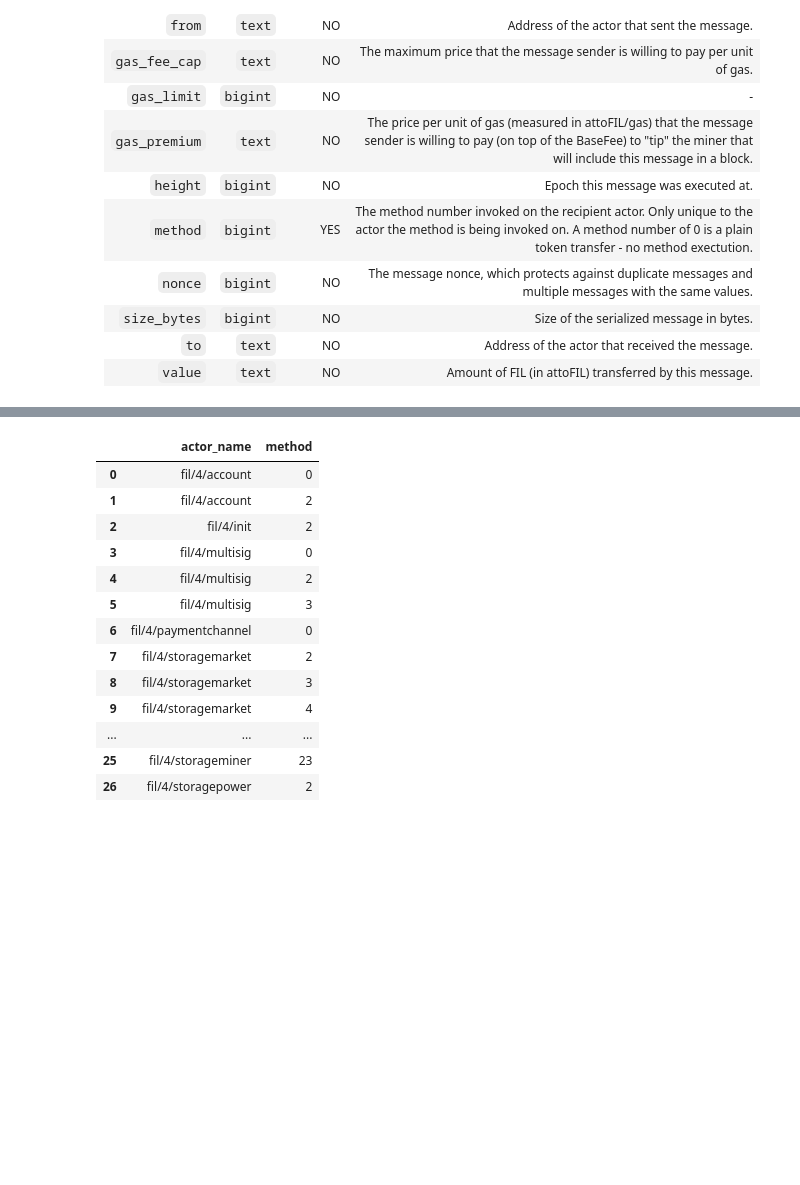
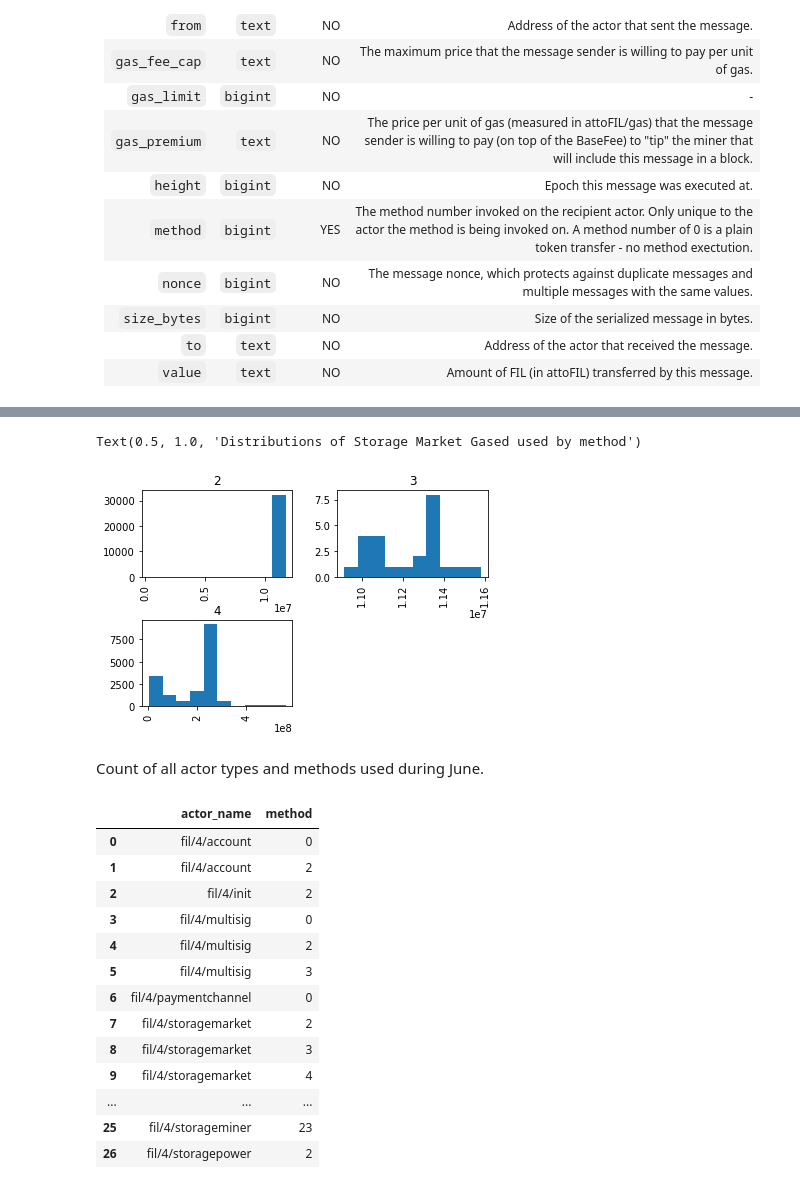
Before and after one commit to BlockScience/filecoin-metrics, a Jupyter notebook: notebooks/EDA/gas_eda_v2.ipynb, the cells around one changed output, grey strips where cells are left out. Cells and saved outputs as stored; diff of their text form; code cells hidden in the pictures; blank space fills up the shorter version.

```diff
--- a/notebooks/EDA/gas_eda_v2.ipynb
+++ b/notebooks/EDA/gas_eda_v2.ipynb
@@ -188,3 +207,9 @@ derived_gas_outputs_message_level = (pd.read_sql(QUERY, connection))
+# %%
+derived_gas_outputs_message_level_storage_market.hist(column='gas_used',by='method')
+plt.title('Distributions of Storage Market Gased used by method')
+# %% [output]
+Text(0.5, 1.0, 'Distributions of Storage Market Gased used by method')
+[figure, added]
 # %%
 # # message level data
 QUERY = """
@@ -204,3 +227,5 @@ derived_gas_outputs_message_level_actors.to_csv('june_2021_derived_gas_outputs_a
+# %% [markdown]
+Count of all actor types and methods used during June.
 # %%
 derived_gas_outputs_message_level_actors
 # %% [output]
```
Also changed, not shown: parts of 10 cells of this notebook, 1 other file.
